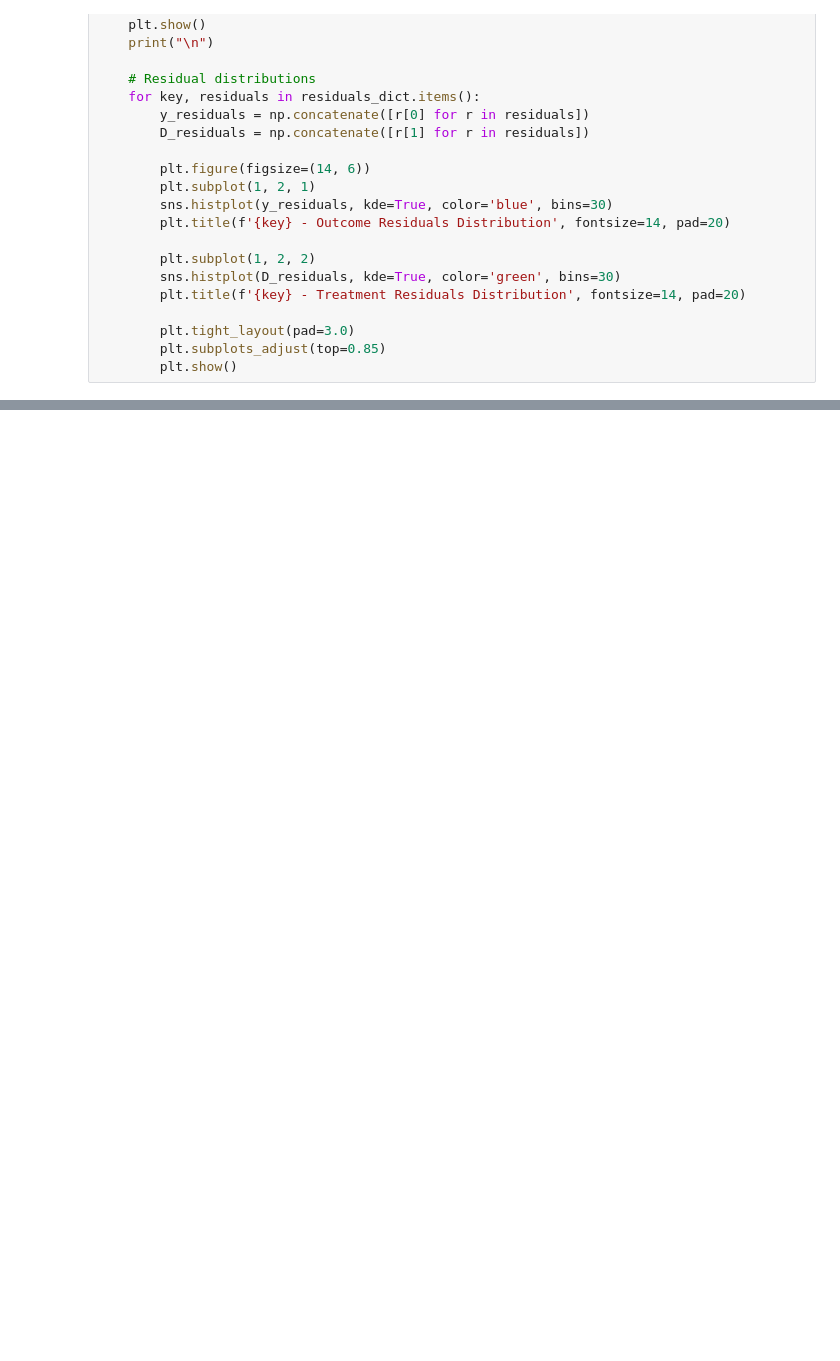
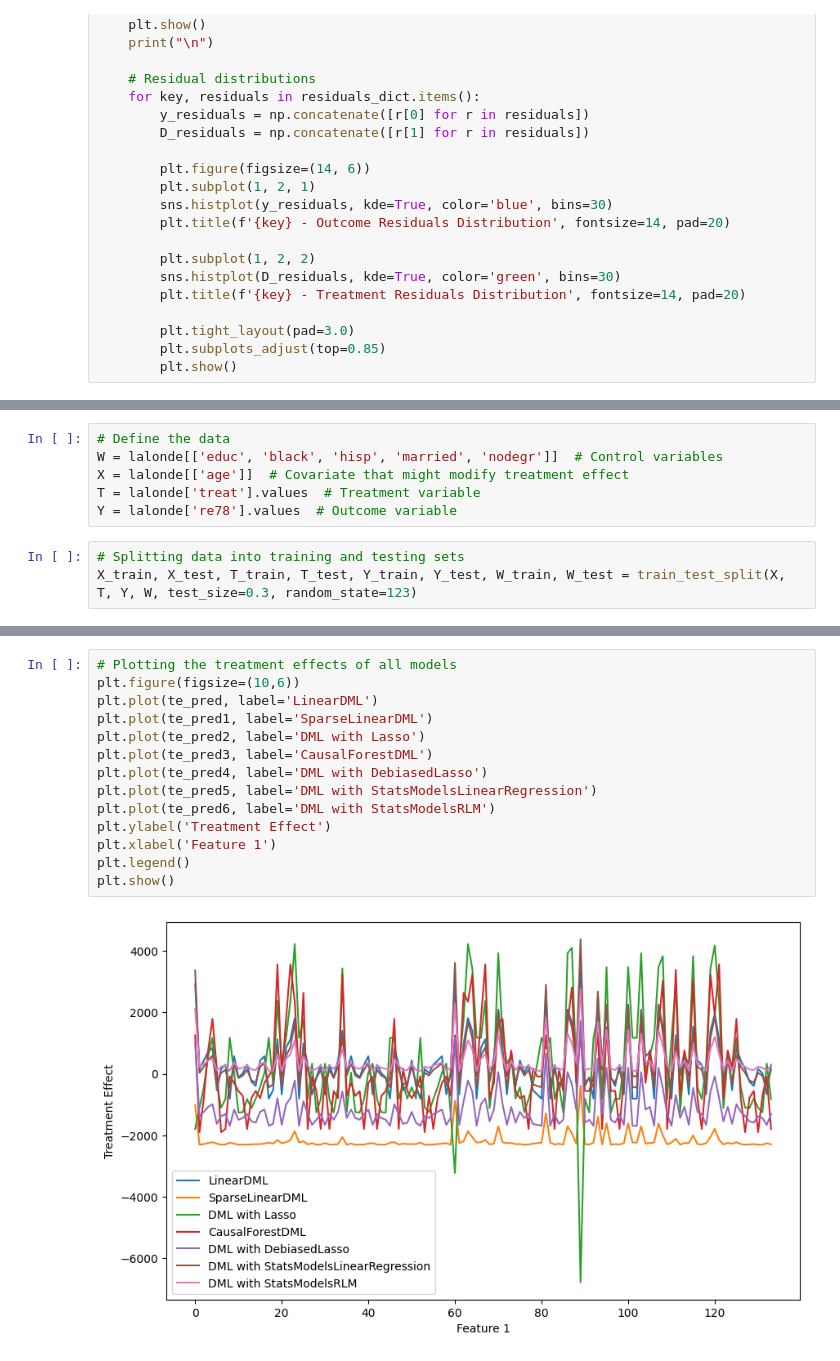
Before and after one commit to williamjowens/library-exploration, a Jupyter notebook: econml_double_machine_learning.ipynb, the cells around one changed output, grey strips where cells are left out. Saved outputs shown, nothing was run; the diff lists cells and outputs as text; blank space fills up the shorter version.

```diff
--- a/econml_double_machine_learning.ipynb
+++ b/econml_double_machine_learning.ipynb
@@ -238,0 +251,9 @@ econml Non-Parametric DML Estimated Average Treatment Effect (ATE): 1658.8662712
+# %%
+# Define the data
+W = lalonde[['educ', 'black', 'hisp', 'married', 'nodegr']]  # Control variables
+X = lalonde[['age']]  # Covariate that might modify treatment effect
+T = lalonde['treat'].values  # Treatment variable
+Y = lalonde['re78'].values  # Outcome variable
+# %%
+# Splitting data into training and testing sets
+X_train, X_test, T_train, T_test, Y_train, Y_test, W_train, W_test = train_test_split(X, T, Y, W, test_size=0.3, random_state=123)
@@ -238,0 +324,16 @@ econml Non-Parametric DML Estimated Average Treatment Effect (ATE): 1658.8662712
+# %%
+# Plotting the treatment effects of all models
+plt.figure(figsize=(10,6))
+plt.plot(te_pred, label='LinearDML')
+plt.plot(te_pred1, label='SparseLinearDML')
+plt.plot(te_pred2, label='DML with Lasso')
+plt.plot(te_pred3, label='CausalForestDML')
+plt.plot(te_pred4, label='DML with DebiasedLasso')
+plt.plot(te_pred5, label='DML with StatsModelsLinearRegression')
+plt.plot(te_pred6, label='DML with StatsModelsRLM')
+plt.ylabel('Treatment Effect')
+plt.xlabel('Feature 1')
+plt.legend()
+plt.show()
+# %% [output]
+[figure, added]
```
Also changed, not shown: parts of 10 cells of this notebook.
